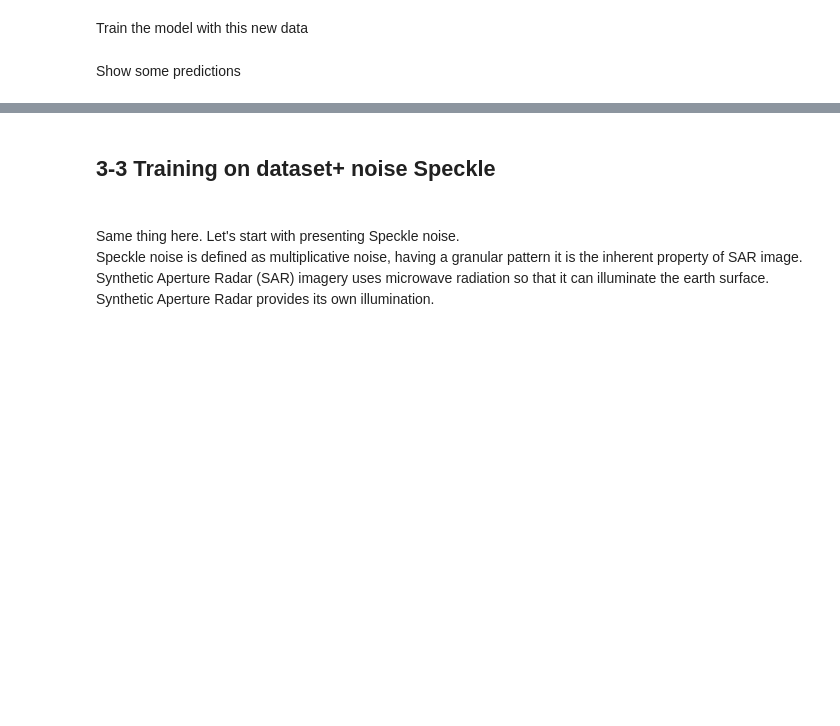
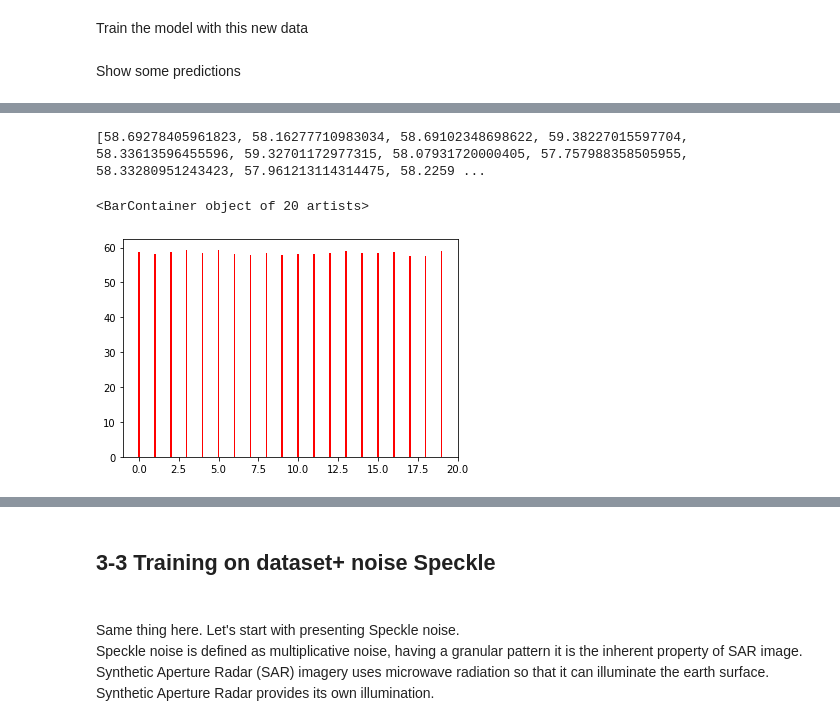
Before and after one commit to ecsquare/Deep-Compression-with-autoencoder, a Jupyter notebook: Compression_with_autoencoder.ipynb, the cells around one changed output, grey strips where cells are left out. Saved outputs shown, nothing was run; the diff lists cells and outputs as text; code cells hidden in the pictures; blank space fills up the shorter version.

```diff
--- a/Compression_with_autoencoder.ipynb
+++ b/Compression_with_autoencoder.ipynb
@@ -215,0 +220,10 @@ plt.show()
+# %%
+d2=[]
+for i in range(20):
+    d2.append(psnr(X_test_salt_pepper[i],decoded_imgs1[i]))
+print(d2)
+plt.bar(range(20),d2, width = 0.1, color = 'red')
+# %% [output]
+[58.69278405961823, 58.16277710983034, 58.69102348698622, 59.38227015597704, 58.33613596455596, 59.32701172977315, 58.07931720000405, 57.757988358505955, 58.33280951243423, 57.961213114314475, 58.2259 ...
+<BarContainer object of 20 artists>
+[figure, added]
```
Also changed, not shown: parts of 13 cells of this notebook.
